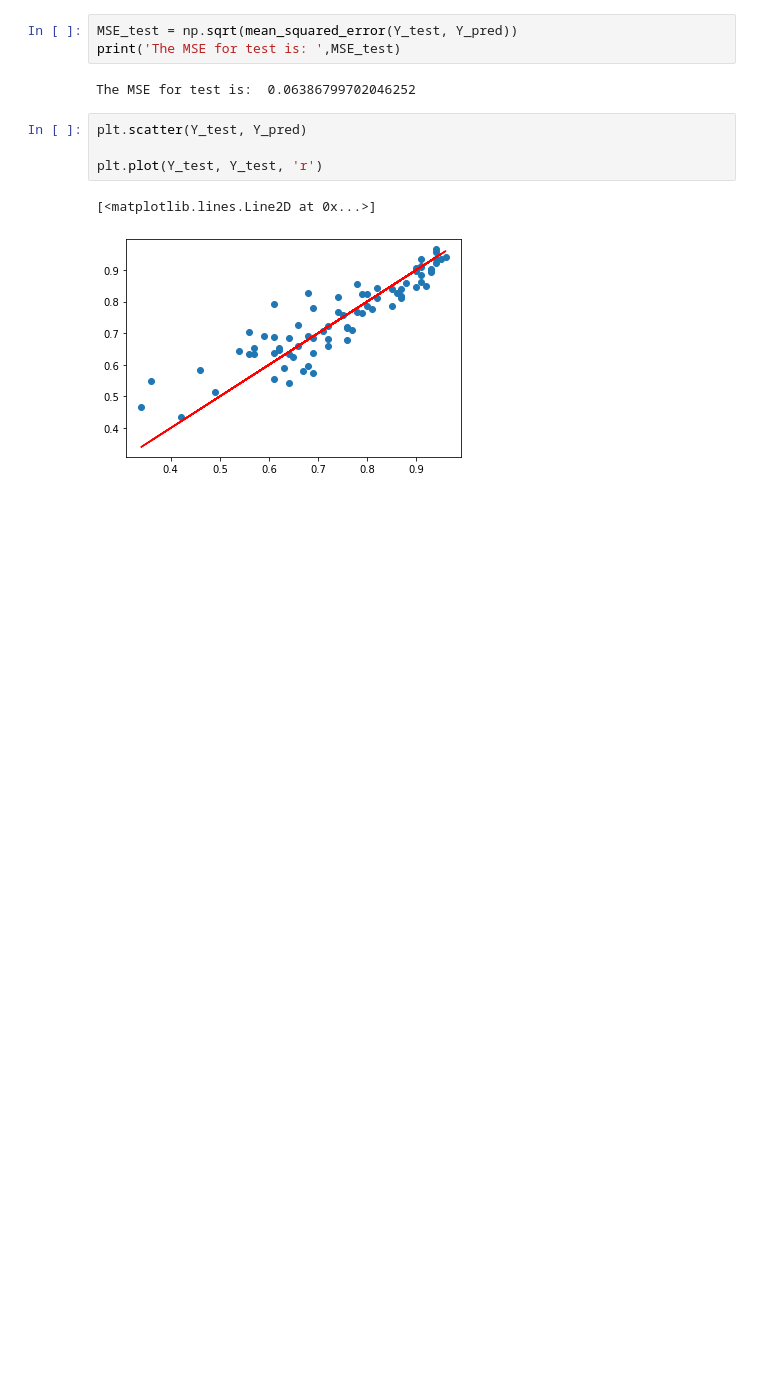
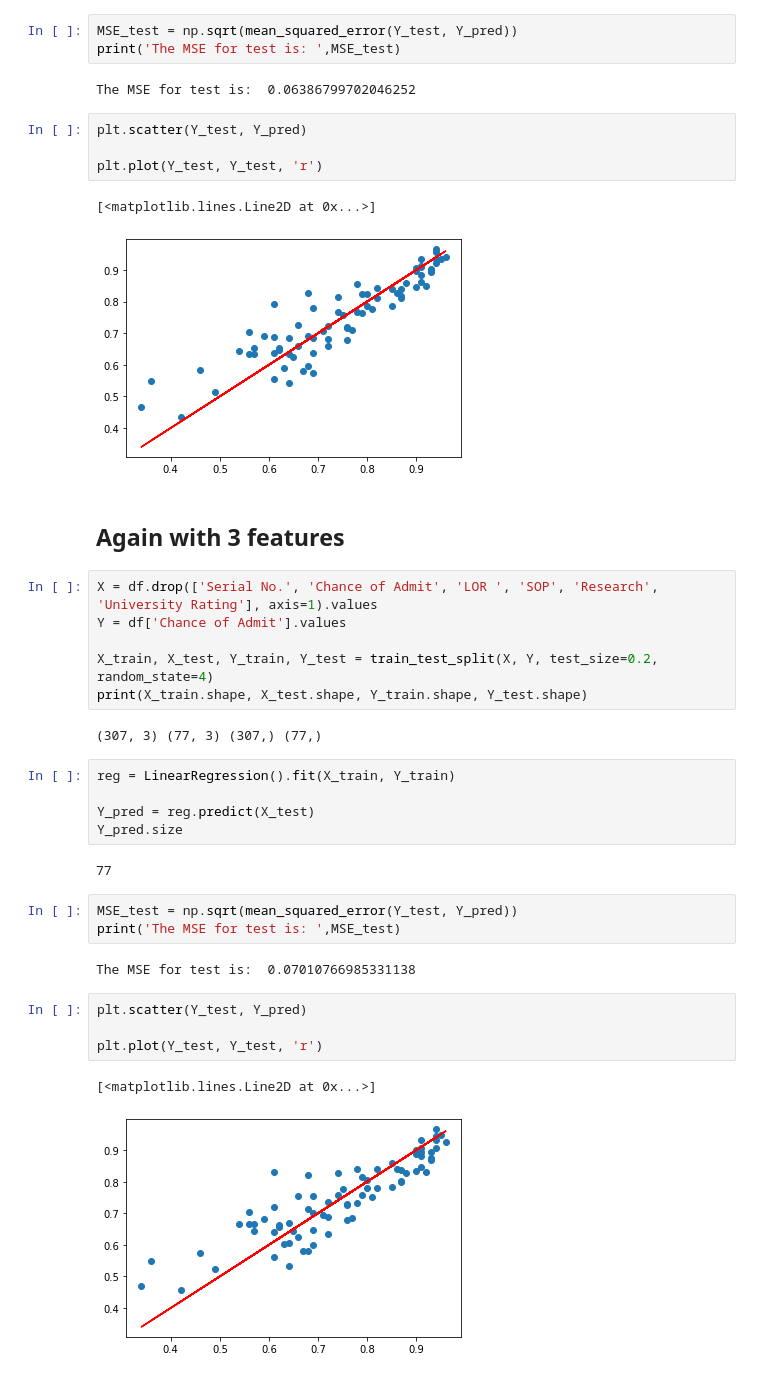
Before and after one commit to Adib-Rezaei/AI-Summer-School-2021-GroupB, a Jupyter notebook: Task2/Task2.ipynb, the cells around one changed output. Drawn from its saved outputs; the diff is of its cells as text; blank space fills up the shorter version.

```diff
--- a/Task2/Task2.ipynb
+++ b/Task2/Task2.ipynb
@@ -192,3 +189,32 @@ plt.plot(Y_test, Y_test, 'r')
 # %% [output]
 [<matplotlib.lines.Line2D at 0x...>]
 [figure]
+# %% [markdown]
+## Again with 3 features
+# %%
+X = df.drop(['Serial No.', 'Chance of Admit', 'LOR ', 'SOP', 'Research', 'University Rating'], axis=1).values
+Y = df['Chance of Admit'].values
+
+X_train, X_test, Y_train, Y_test = train_test_split(X, Y, test_size=0.2, random_state=4)
+print(X_train.shape, X_test.shape, Y_train.shape, Y_test.shape)
+# %% [output]
+(307, 3) (77, 3) (307,) (77,)
+# %%
+reg = LinearRegression().fit(X_train, Y_train)
+
+Y_pred = reg.predict(X_test)
+Y_pred.size
+# %% [output]
+77
+# %%
+MSE_test = np.sqrt(mean_squared_error(Y_test, Y_pred))
+print('The MSE for test is: ',MSE_test)
+# %% [output]
+The MSE for test is:  0.07010766985331138
+# %%
+plt.scatter(Y_test, Y_pred)
+
+plt.plot(Y_test, Y_test, 'r')
+# %% [output]
+[<matplotlib.lines.Line2D at 0x...>]
+[figure, added]
```
Also changed, not shown: parts of 3 cells of this notebook.
